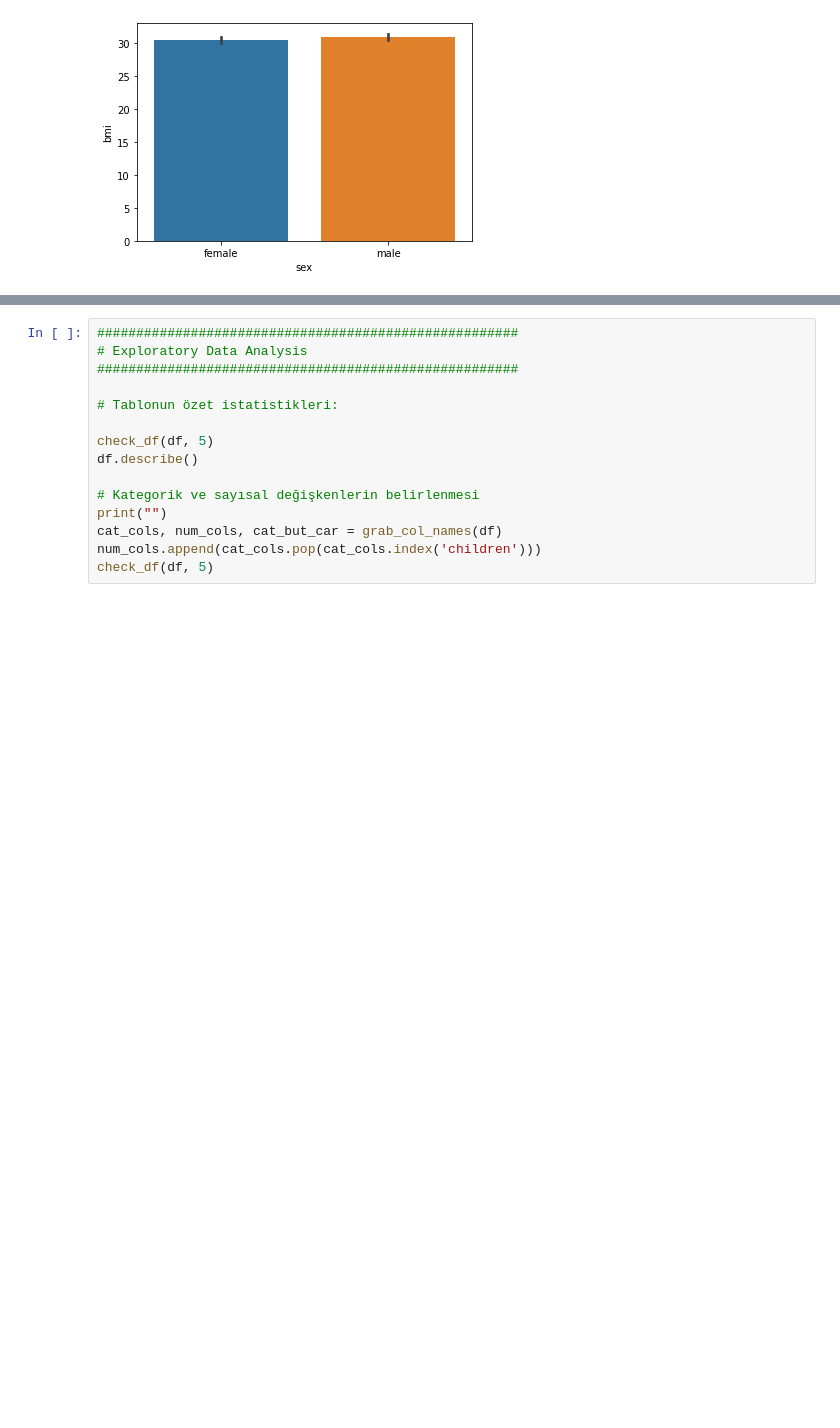
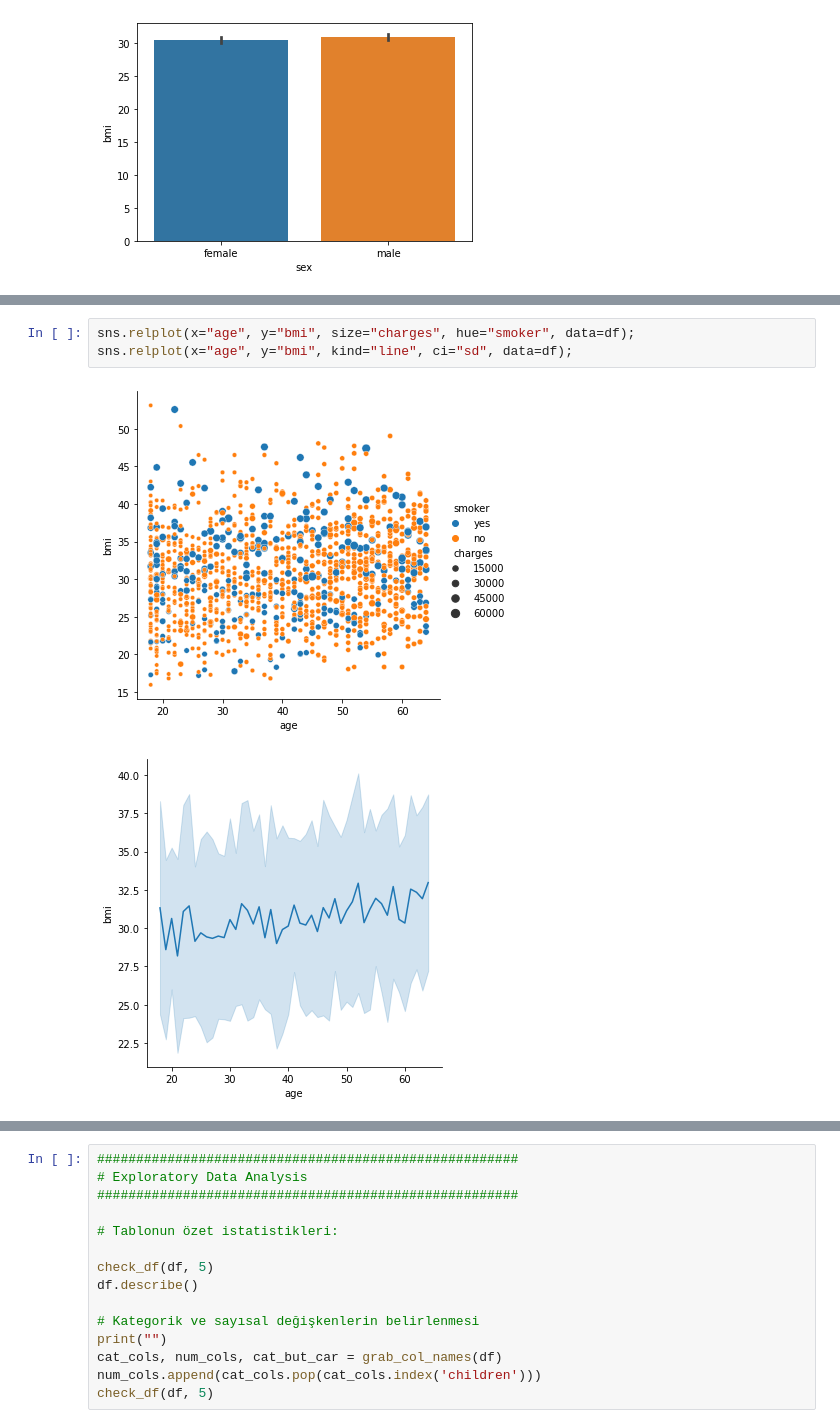
Before and after one commit to atacanozkan/health_insurance_cost_prediction, a Jupyter notebook: main.ipynb, the cells around one changed output, grey strips where cells are left out. Saved outputs shown, nothing was run; the diff lists cells and outputs as text; blank space fills up the shorter version.

```diff
--- a/main.ipynb
+++ b/main.ipynb
@@ -379,0 +399,6 @@ df.groupby('region').agg(['count'])['children']
+# %%
+sns.relplot(x="age", y="bmi", size="charges", hue="smoker", data=df);
+sns.relplot(x="age", y="bmi", kind="line", ci="sd", data=df);
+# %% [output]
+[figure, added]
+[figure, added]
```
Also changed, not shown: parts of 23 cells of this notebook.
